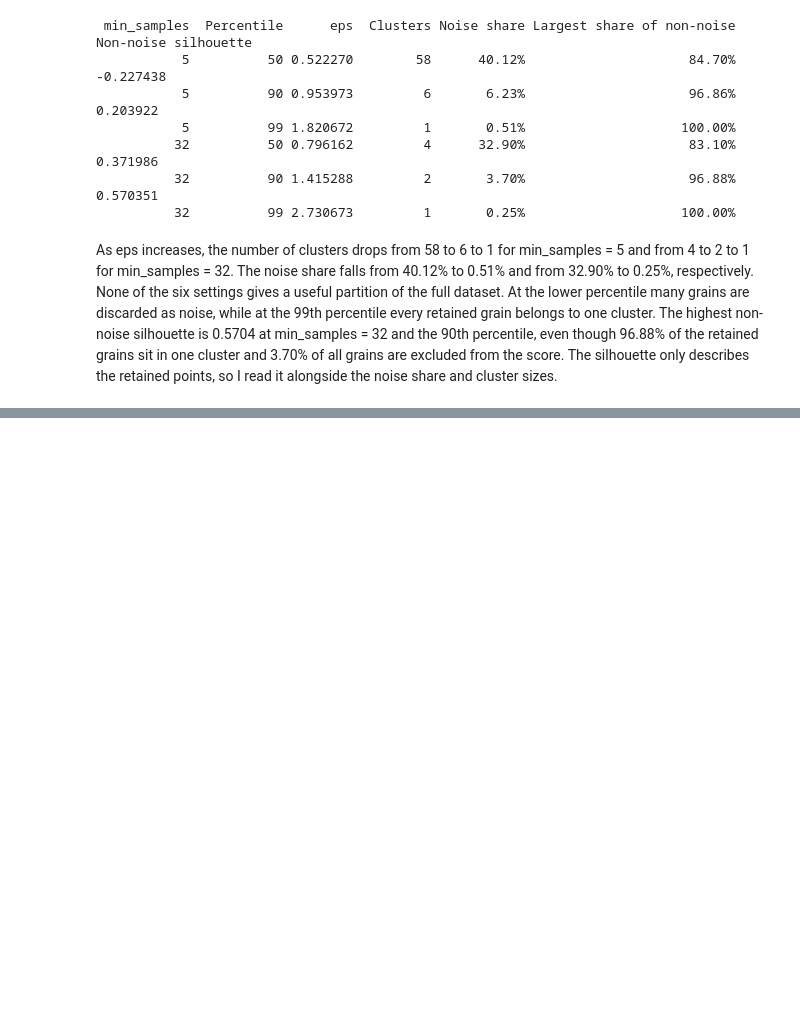
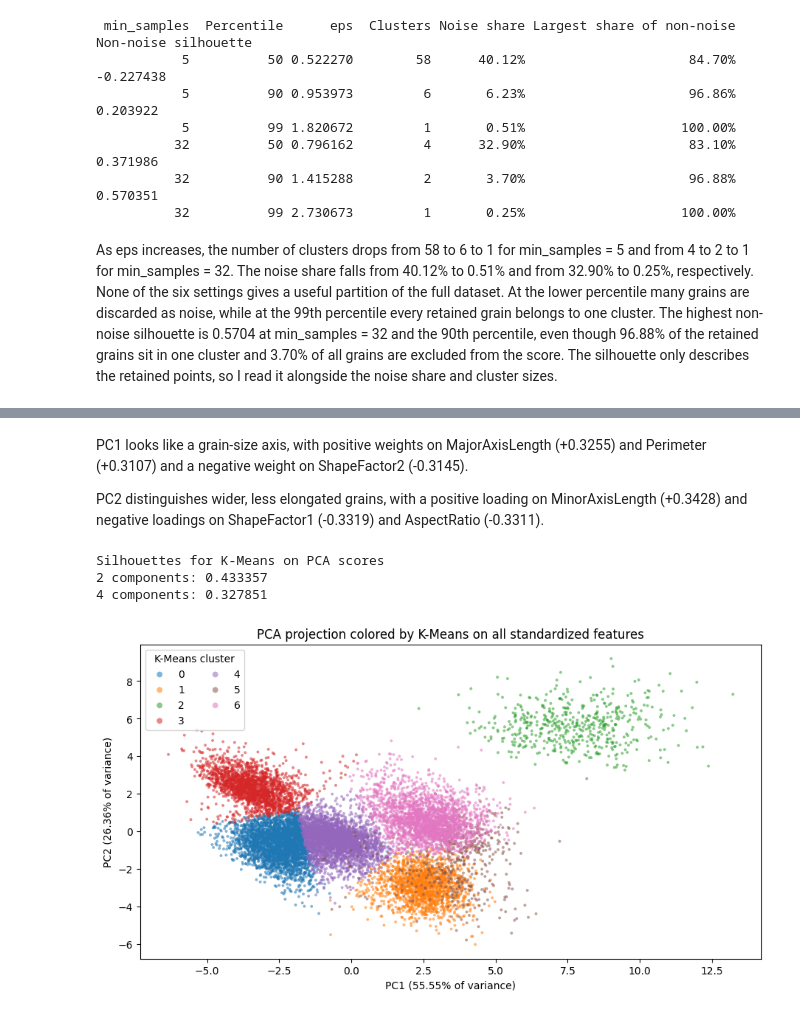
Before and after one commit to ShakenbaevD/Shakenbayev_ML_lab_5, a Jupyter notebook: Shakenbayev_task5.ipynb, the cells around one changed output, grey strips where cells are left out. Drawn from its saved outputs; the diff is of its cells as text; code cells hidden in the pictures; blank space fills up the shorter version.

```diff
--- a/Shakenbayev_task5.ipynb
+++ b/Shakenbayev_task5.ipynb
@@ -476,0 +479,14 @@ As eps increases, the number of clusters drops from 58 to 6 to 1 for min_samples
+# %%
+def pca_eig(X):
+    """Return (explained_variance, components) with one component per row."""
+    X = np.asarray(X, dtype=float)
+    centered = X - X.mean(axis=0)
+    covariance = centered.T @ centered / (len(X) - 1)
+    eigenvalues, eigenvectors = np.linalg.eigh(covariance)
+    explained_variance = eigenvalues[::-1]
+    components = eigenvectors[:, ::-1].T
+
+    largest_entries = np.argmax(np.abs(components), axis=1)
+    pivots = components[np.arange(len(components)), largest_entries]
+    signs = np.where(pivots < 0, -1.0, 1.0)
+    return explained_variance, components * signs[:, None]
@@ -476,0 +553,36 @@ As eps increases, the number of clusters drops from 58 to 6 to 1 for min_samples
+# %% [markdown]
+PC1 looks like a grain-size axis, with positive weights on MajorAxisLength (+0.3255) and Perimeter (+0.3107) and a negative weight on ShapeFactor2 (-0.3145).
+
+PC2 distinguishes wider, less elongated grains, with a positive loading on MinorAxisLength (+0.3428) and negative loadings on ShapeFactor1 (-0.3319) and AspectRatio (-0.3311).
+# %%
+scores = (Xs - Xs.mean(axis=0)) @ components.T
+scores_2 = scores[:, :2]
+scores_m = scores[:, :m]
+kmeans_pca_2 = KMeans(n_clusters=7, n_init=10, random_state=SEED).fit(scores_2)
+kmeans_pca_m = KMeans(n_clusters=7, n_init=10, random_state=SEED).fit(scores_m)
+
+print("Silhouettes for K-Means on PCA scores")
+for count, projection, model in ((2, scores_2, kmeans_pca_2), (m, scores_m, kmeans_pca_m)):
+    score = silhouette_score(projection, model.labels_, sample_size=4000, random_state=SEED)
+    print(f"{count} components: {score:.6f}")
+
+fig, ax = plt.subplots(figsize=(9, 5), layout="constrained")
+full_space_labels = kmeans_scaled.labels_
+colors = plt.get_cmap("tab10")
+for cluster in np.unique(full_space_labels):
+    members = full_space_labels == cluster
+    ax.scatter(
+        scores_2[members, 0], scores_2[members, 1],
+        s=8, alpha=0.55, color=colors(cluster), edgecolors="none", label=str(cluster),
+    )
+
+ax.set_title("PCA projection colored by K-Means on all standardized features")
+ax.set_xlabel(f"PC1 ({variance_ratio[0]:.2%} of variance)")
+ax.set_ylabel(f"PC2 ({variance_ratio[1]:.2%} of variance)")
+ax.legend(title="K-Means cluster", ncols=2, markerscale=2)
+plt.show()
+# %% [output]
+Silhouettes for K-Means on PCA scores
+2 components: 0.433357
+4 components: 0.327851
+[figure, added]
```
Also changed, not shown: parts of 6 cells of this notebook.
